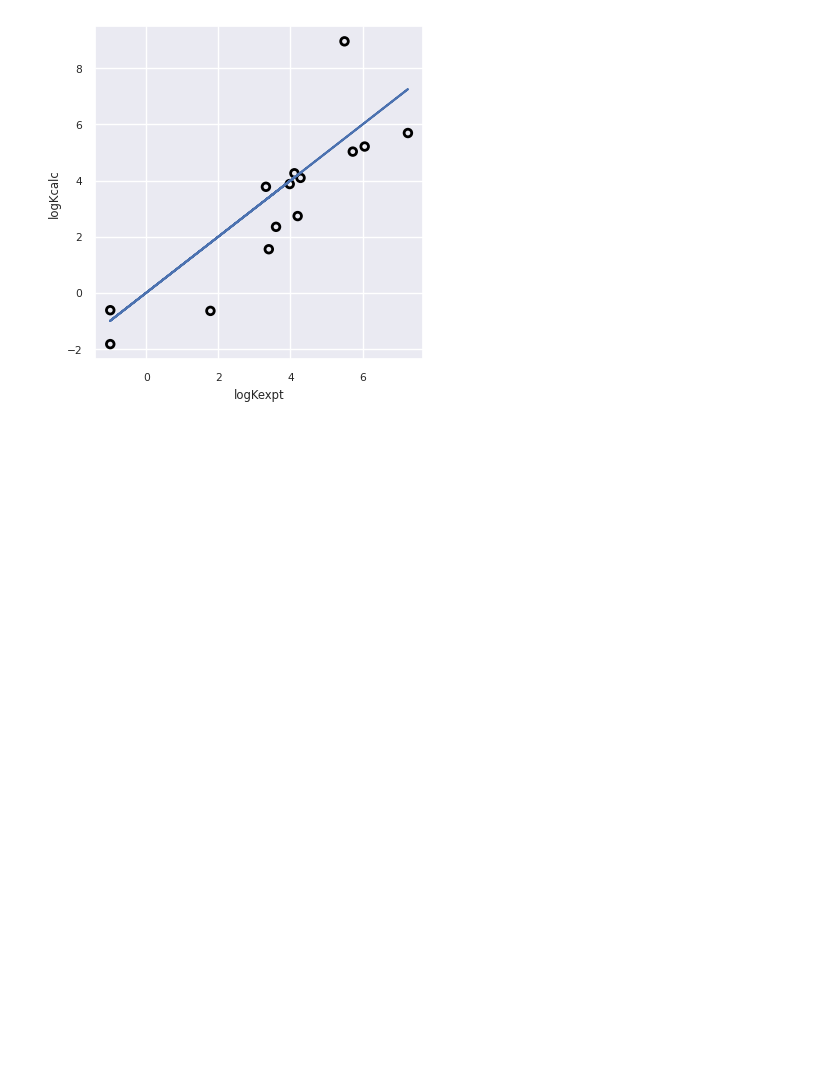
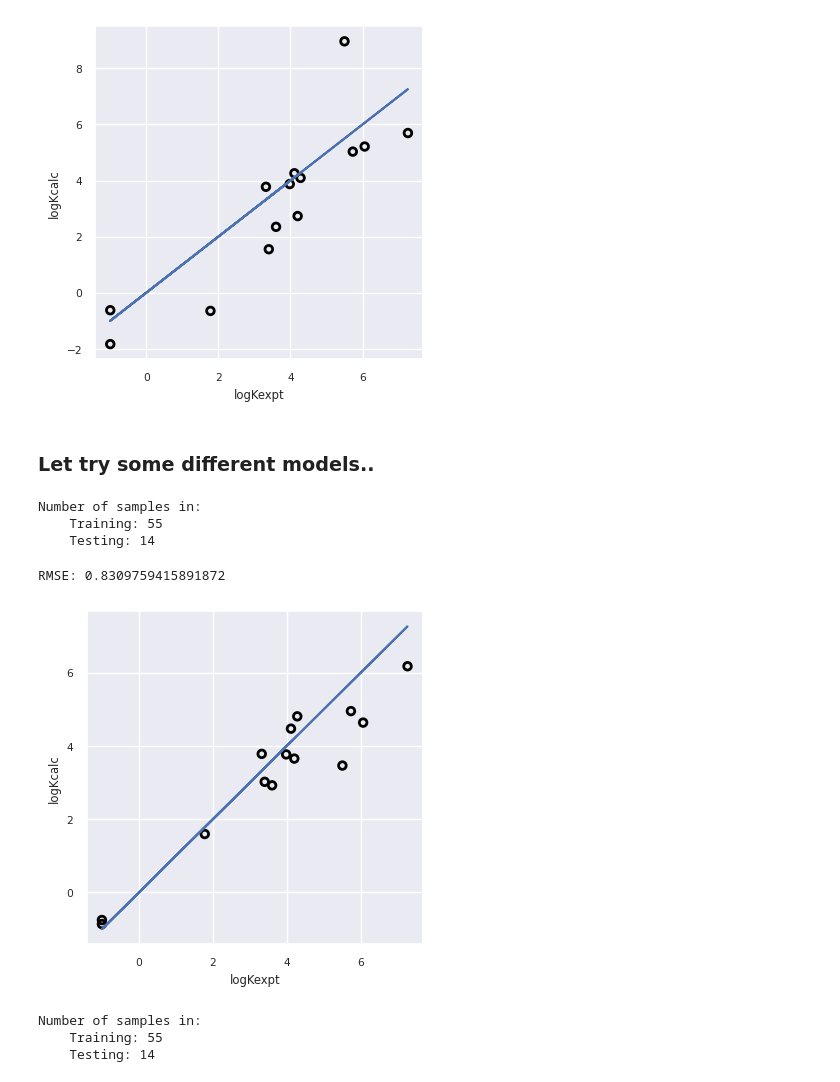
Before and after one commit to drsimonturega/vs_supra_rep, a Jupyter notebook: vs_supra_rep_002.ipynb, the cells around one changed output. Drawn from its saved outputs; the diff is of its cells as text; code cells hidden in the pictures; blank space fills up the shorter version.

```diff
--- a/vs_supra_rep_002.ipynb
+++ b/vs_supra_rep_002.ipynb
@@ -364,3 +364,5 @@ plotter.Plotter.hg_scatter_mod_tl(y_test, y_pred, "logKexpt", "logKcalc")
 Coefficients = [[-468.92001849   80.27818155   40.05474146  184.59199134  -53.07928189]]
 RMSE: 1.4592095135224934
 [figure]
+# %% [markdown]
+### Let try some different models..
@@ -366,0 +371,26 @@ RMSE: 1.4592095135224934
+# %%
+# A Random seed fort the split of test and train
+# change the seed?
+np.random.seed(15)
+
+X = x_all
+y = all_logKexp.iloc[:,1:]
+X_train, X_test, y_train, y_test = train_test_split(X, y, test_size=0.2)
+
+print("Number of samples in:")
+print(f"    Training: {len(y_train)}")
+print(f"    Testing: {len(y_test)}")
+# %% [output]
+Number of samples in:
+    Training: 55
+    Testing: 14
+# %%
+model = RandomForestRegressor(n_estimators=100, max_depth=10, random_state=42, n_jobs=-1).fit(X_train, y_train)
+y_pred = model.predict(pd.DataFrame(X_test))
+#coeff = model.coef_
+#print(f'Coefficients = {coeff}')
+print(f'RMSE: {root_mean_squared_error(y_test, y_pred)}')
+plotter.Plotter.hg_scatter_mod_tl(y_test, y_pred, "logKexpt", "logKcalc")
+# %% [output]
+RMSE: 0.8309759415891872
+[figure, added]
@@ -366,0 +399,16 @@ RMSE: 1.4592095135224934
+# %%
+# A Random seed fort the split of test and train
+# change the seed?
+np.random.seed(15)
+
+X = x_all
+y = all_logKexp.iloc[:,1:]
+X_train, X_test, y_train, y_test = train_test_split(X, y, test_size=0.2)
+
+print("Number of samples in:")
+print(f"    Training: {len(y_train)}")
+print(f"    Testing: {len(y_test)}")
+# %% [output]
+Number of samples in:
+    Training: 55
+    Testing: 14
```
Also changed, not shown: parts of 5 cells of this notebook.
